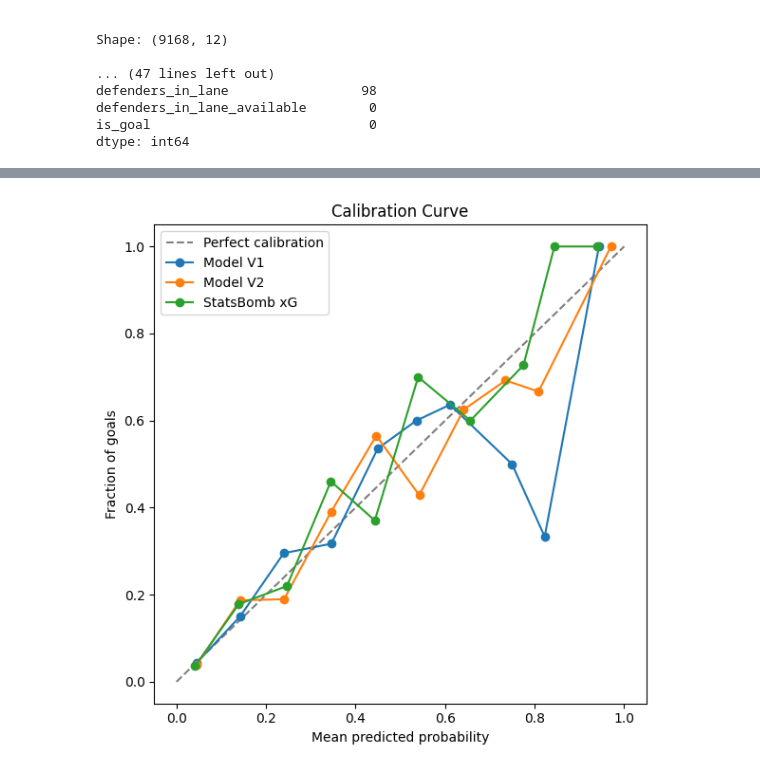
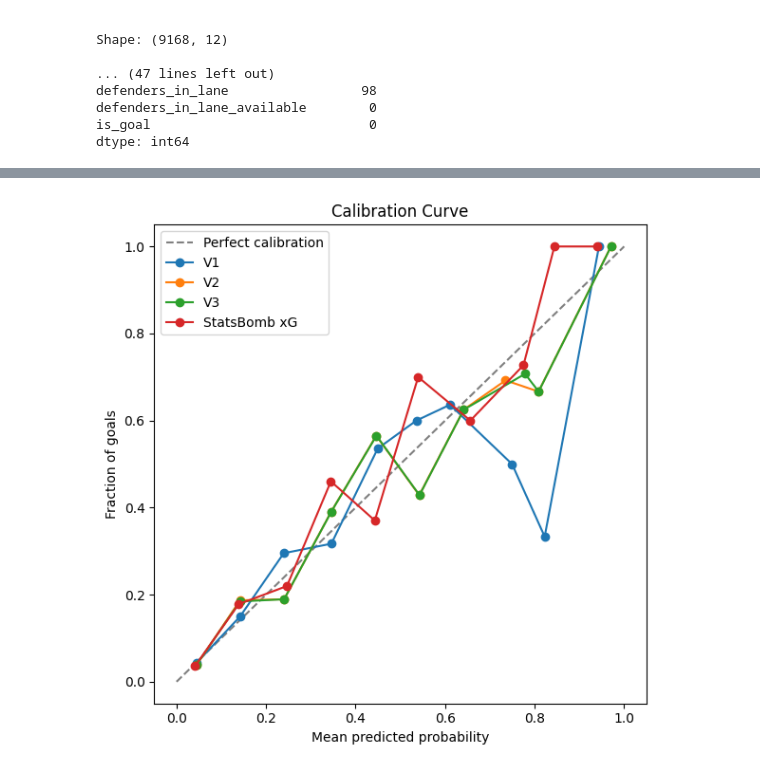
Before and after one commit to inatgomez/xg-model, a Jupyter notebook: model_training.ipynb, the cells around one changed output, grey strips where cells are left out. Cells and saved outputs as stored; diff of their text form; code cells hidden in the pictures.

```diff
--- a/model_training.ipynb
+++ b/model_training.ipynb
@@ -20,6 +20,8 @@ FEATURES_V2 = [
 ]
 TARGET = "is_goal"
 
+PENALTY_PRIOR = 0.79
+
 print(df_v1[FEATURES_V1 + [TARGET]].describe())
 print(f"\nShape: {df_v1.shape}")
 print(f"\nNull counts:\n{df_v1[FEATURES_V1 + [TARGET]].isnull().sum()}")
@@ -57,11 +59,17 @@ X1_train, X1_test, X2_train, X2_test, Y_train, Y_test = train_test_split(
     stratify=Y
 )
 
+penalty_mask = df_v2["is_penalty"] == 1
+X2_pen = df_v2.loc[penalty_mask, FEATURES_V2]
+Y_pen = df_v2.loc[penalty_mask, TARGET]
+
 print(f"Train: {X1_train.shape[0]} shots, {Y_train.sum()} goals ({Y_train.mean():.3f})")
 print(f"Test:  {X1_test.shape[0]} shots, {Y_test.sum()} goals ({Y_test.mean():.3f})")
 
 print(f"Train: {X2_train.shape[0]} shots, {Y_train.sum()} goals ({Y_train.mean():.3f})")
 print(f"Test:  {X2_test.shape[0]} shots, {Y_test.sum()} goals ({Y_test.mean():.3f})")
+
+print(f"Penalties held out for V3 inference: {len(X2_pen)} shots")
 # %% [output]
 Train: 7334 shots, 811 goals (0.111)
 Test:  1834 shots, 203 goals (0.111)
@@ -132,11 +169,19 @@ plt.show()
 # %%
-sb_xg = df_v1.loc[X1_test.index, "shot_statsbomb_xg"]
-corr_v1 = np.corrcoef(sb_xg, Y_prob_v1)[0, 1]
-corr_v2 = np.corrcoef(sb_xg, Y_prob_v2)[0, 1]
-print(f"Correlation with StatsBomb xG — Model V1: {corr_v1:.4f}  Model V2: {corr_v2:.4f}")
+sb_xg_test = df_v1.loc[X1_test.index, "shot_statsbomb_xg"]
+sb_xg_full = df_v1.loc[Y_test_full.index, "shot_statsbomb_xg"]
 
-fig, axes = plt.subplots(1, 2, figsize=(12, 5))
-for ax, y_prob, label in zip(axes, [Y_prob_v1, Y_prob_v2], ["V1", "V2"]):
+corr_v1 = np.corrcoef(sb_xg_test, Y_prob_v1)[0, 1]
+corr_v2 = np.corrcoef(sb_xg_test, Y_prob_v2)[0, 1]
+corr_v3 = np.corrcoef(sb_xg_full, Y_prob_v3_full)[0, 1]
+print(f"Correlation with StatsBomb xG — V1: {corr_v1:.4f}  V2: {corr_v2:.4f}  V3: {corr_v3:.4f}")
+
+fig, axes = plt.subplots(1, 3, figsize=(15, 5))
+for ax, y_prob, sb_xg, label in zip(
+    axes,
+    [Y_prob_v1, Y_prob_v2, Y_prob_v3_full],
+    [sb_xg_test, sb_xg_test, sb_xg_full],
+    ["V1", "V2", "V3"]
+):
     ax.scatter(sb_xg, y_prob, alpha=0.3, s=10, color="steelblue")
     ax.plot([0, 1], [0, 1], linestyle="--", color="gray")
     ax.set_xlabel("StatsBomb xG")
@@ -151,23 +196,24 @@ Correlation with StatsBomb xG — Model V1: 0.8228  Model V2: 0.8725
 # %%
-sb_xg_full = df_v1.loc[X1_test.index, "shot_statsbomb_xg"]
 prob_true_v1, prob_pred_v1 = calibration_curve(Y_test, Y_prob_v1, n_bins=10)
 prob_true_v2, prob_pred_v2 = calibration_curve(Y_test, Y_prob_v2, n_bins=10)
-prob_true_sb, prob_pred_sb = calibration_curve(Y_test, sb_xg_full, n_bins=10)
+prob_true_v3, prob_pred_v3 = calibration_curve(Y_test_full, Y_prob_v3_full, n_bins=10)
+prob_true_sb, prob_pred_sb = calibration_curve(Y_test, sb_xg_test, n_bins=10)
 
 fig, ax = plt.subplots(figsize=(6, 6))
 ax.plot([0, 1], [0, 1], linestyle="--", color="gray", label="Perfect calibration")
-ax.plot(prob_pred_v1, prob_true_v1, marker="o", label="Model V1")
-ax.plot(prob_pred_v2, prob_true_v2, marker="o", label="Model V2")
+ax.plot(prob_pred_v1, prob_true_v1, marker="o", label="V1")
+ax.plot(prob_pred_v2, prob_true_v2, marker="o", label="V2")
+ax.plot(prob_pred_v3, prob_true_v3, marker="o", label="V3")
 ax.plot(prob_pred_sb, prob_true_sb, marker="o", label="StatsBomb xG")
 ax.set_xlabel("Mean predicted probability")
 ax.set_ylabel("Fraction of goals")
 ax.set_title("Calibration Curve")
 ax.legend()
 plt.tight_layout()
 plt.savefig("outputs/calibration_curve.png", dpi=150)
 plt.show()
 # %% [output]
-[figure, old version]
+[figure, new version]
 # %% [markdown]
 ## Model Interpretation
 
```
Also changed, not shown: parts of 6 cells of this notebook, 3 other files.
